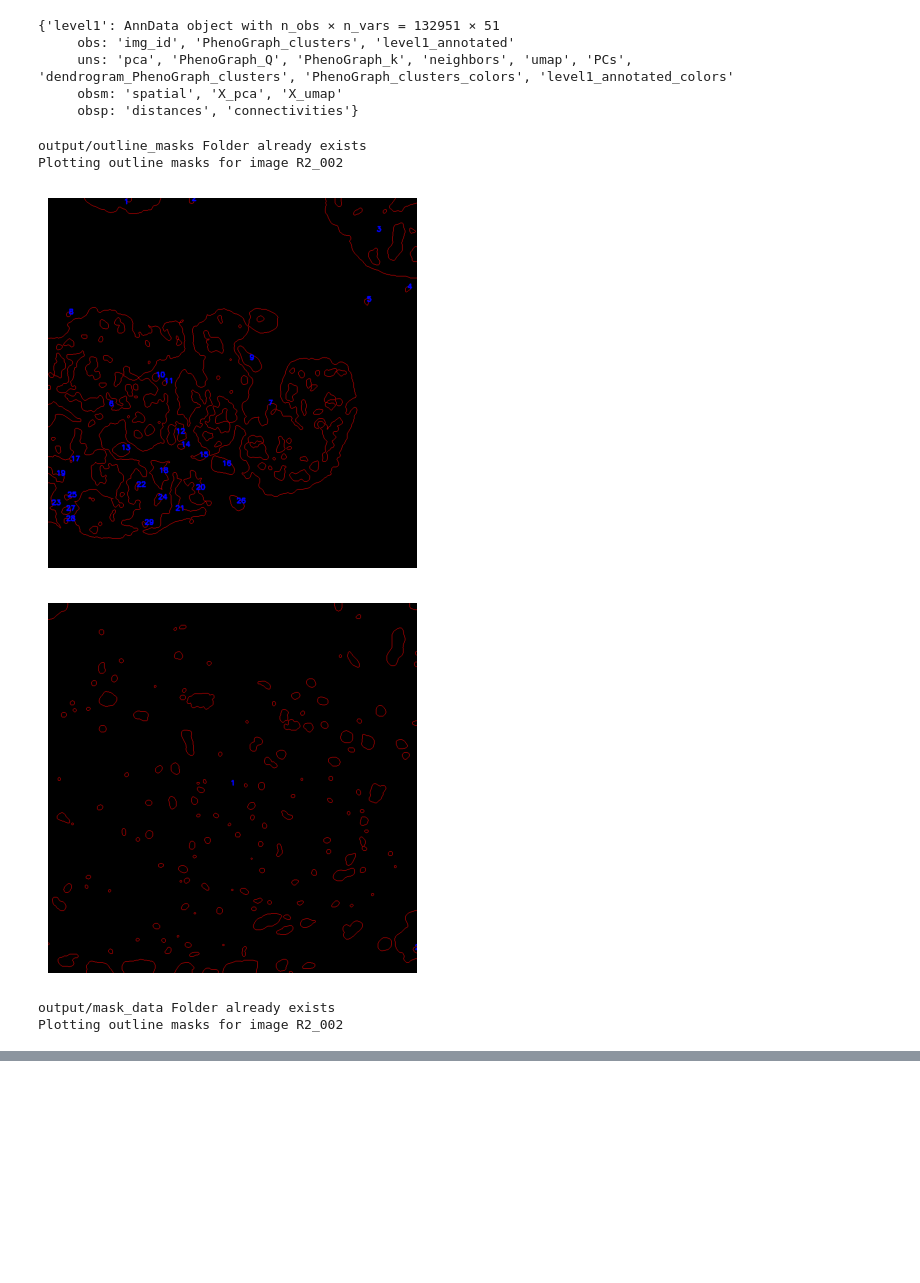
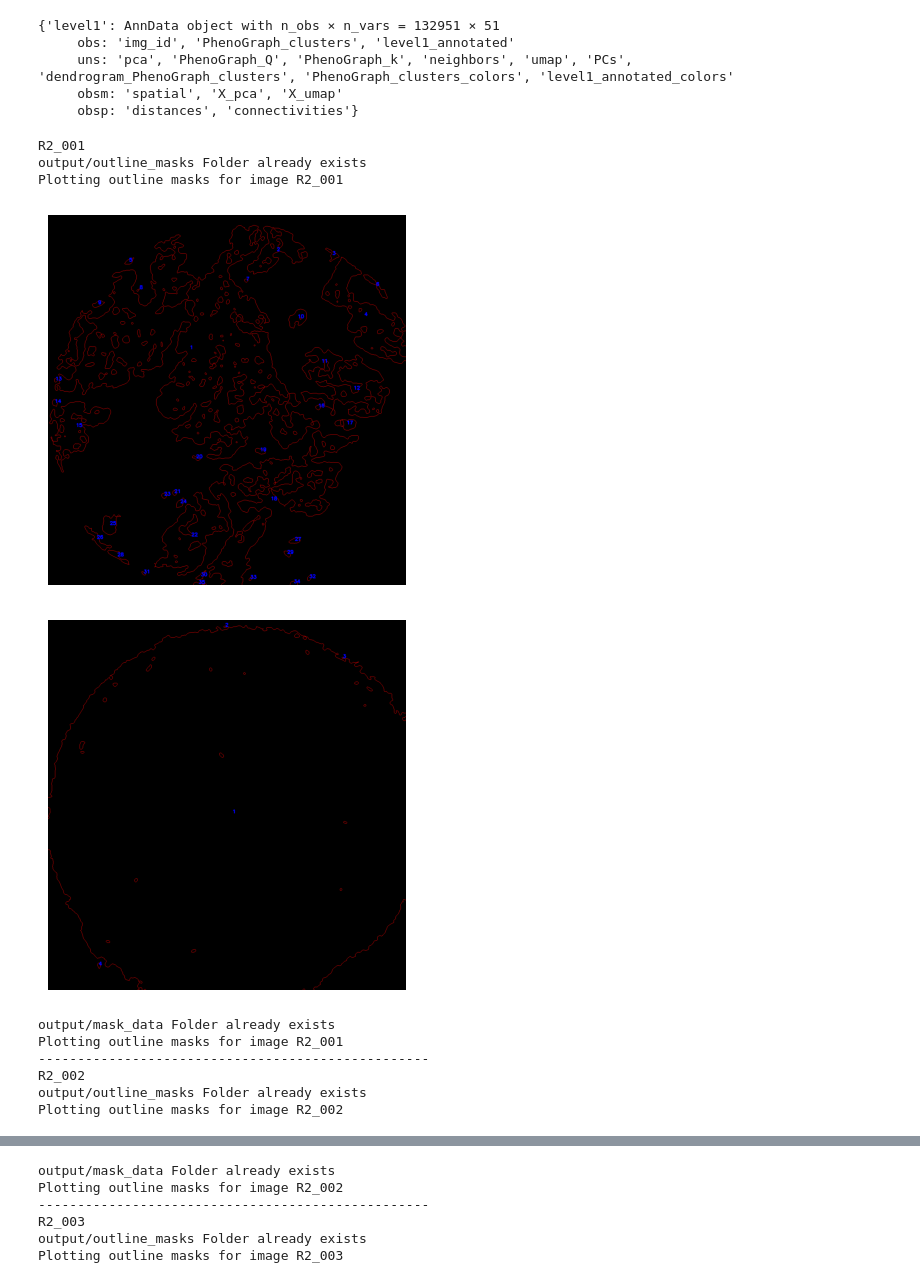
Before and after one commit to PattaWapee/IMCprocess, a Jupyter notebook: notebooks/mask_analysis/mask_analysis_full_pipeline/01run_main.ipynb, the cells around one changed output, grey strips where cells are left out. Drawn from its saved outputs; the diff is of its cells as text; code cells hidden in the pictures; blank space fills up the shorter version.

Commit message:
create full pipeline for mask analysis

```diff
--- a/notebooks/mask_analysis/mask_analysis_full_pipeline/01run_main.ipynb
+++ b/notebooks/mask_analysis/mask_analysis_full_pipeline/01run_main.ipynb
@@ -84,17 +84,32 @@ data_lev1.adata_dict
      uns: 'pca', 'PhenoGraph_Q', 'PhenoGraph_k', 'neighbors', 'umap', 'PCs', 'dendrogram_PhenoGraph_clusters', 'PhenoGraph_clusters_colors', 'level1_annotated_colors'
      obsm: 'spatial', 'X_pca', 'X_umap'
      obsp: 'distances', 'connectivities'}
-# %%
-# create IMG_mask object for image R2_002 that label for level1
-cells_data = full_pipeline_IMG_mask(labeled_anndata = data_lev1.adata_dict['level1'],
-                                    img_id='R2_002',
-                                    cell_mask_file=data_path+'Patient2_002.tiff',
-                                    cancer_mask_file=data_path+'Patient2_002_cancer_mask.tiff',
-                                    tissue_mask_file=data_path+'Patient2_002_tissue_mask.tiff')
-# %% [output]
-output/outline_masks Folder already exists
-Plotting outline masks for image R2_002
-[figure, removed]
-[figure, removed]
-output/mask_data Folder already exists
-Plotting outline masks for image R2_002
+# %%
+# create a list of info for each image: img_id, cell_mask_file, cancer_mask_file, tissue_mask_file
+data_input_path = '/Users/pattama/Desktop/UiB/cancer/git_repo/IMCprocess/notebooks/mask_analysis/example_data/'
+img_info = [['R2_001',data_input_path+'Patient2_001.tiff',data_input_path+'Patient2_001_cancer_mask.tiff',data_input_path+'Patient2_001_tissue_mask.tiff'],
+            ['R2_002',data_input_path+'Patient2_002.tiff',data_input_path+'Patient2_002_cancer_mask.tiff',data_input_path+'Patient2_002_tissue_mask.tiff'],
+            ['R2_003',data_input_path+'Patient2_003.tiff',data_input_path+'Patient2_003_cancer_mask.tiff',data_input_path+'Patient2_003_tissue_mask.tiff'],
+            ]
+input_anndata = data_lev1.adata_dict['level1']
+
+for img_id, cell_mask_file, cancer_mask_file, tissue_mask_file in img_info:
+    print(img_id)
+    cells_data = full_pipeline_IMG_mask(labeled_anndata = input_anndata,
+                                        img_id=img_id,
+                                        cell_mask_file=cell_mask_file,
+                                        cancer_mask_file=cancer_mask_file,
+                                        tissue_mask_file=tissue_mask_file)
+    print('--------------------------------------------------')
+# %% [output]
+R2_001
+output/outline_masks Folder already exists
+Plotting outline masks for image R2_001
+[figure, added]
+[figure, added]
+output/mask_data Folder already exists
+Plotting outline masks for image R2_001
+--------------------------------------------------
+R2_002
+output/outline_masks Folder already exists
+Plotting outline masks for image R2_002
@@ -100,0 +118,6 @@ Plotting outline masks for image R2_002
+output/mask_data Folder already exists
+Plotting outline masks for image R2_002
+--------------------------------------------------
+R2_003
+output/outline_masks Folder already exists
+Plotting outline masks for image R2_003
```
Also changed, not shown: parts of 2 cells of this notebook, 19 other files.
